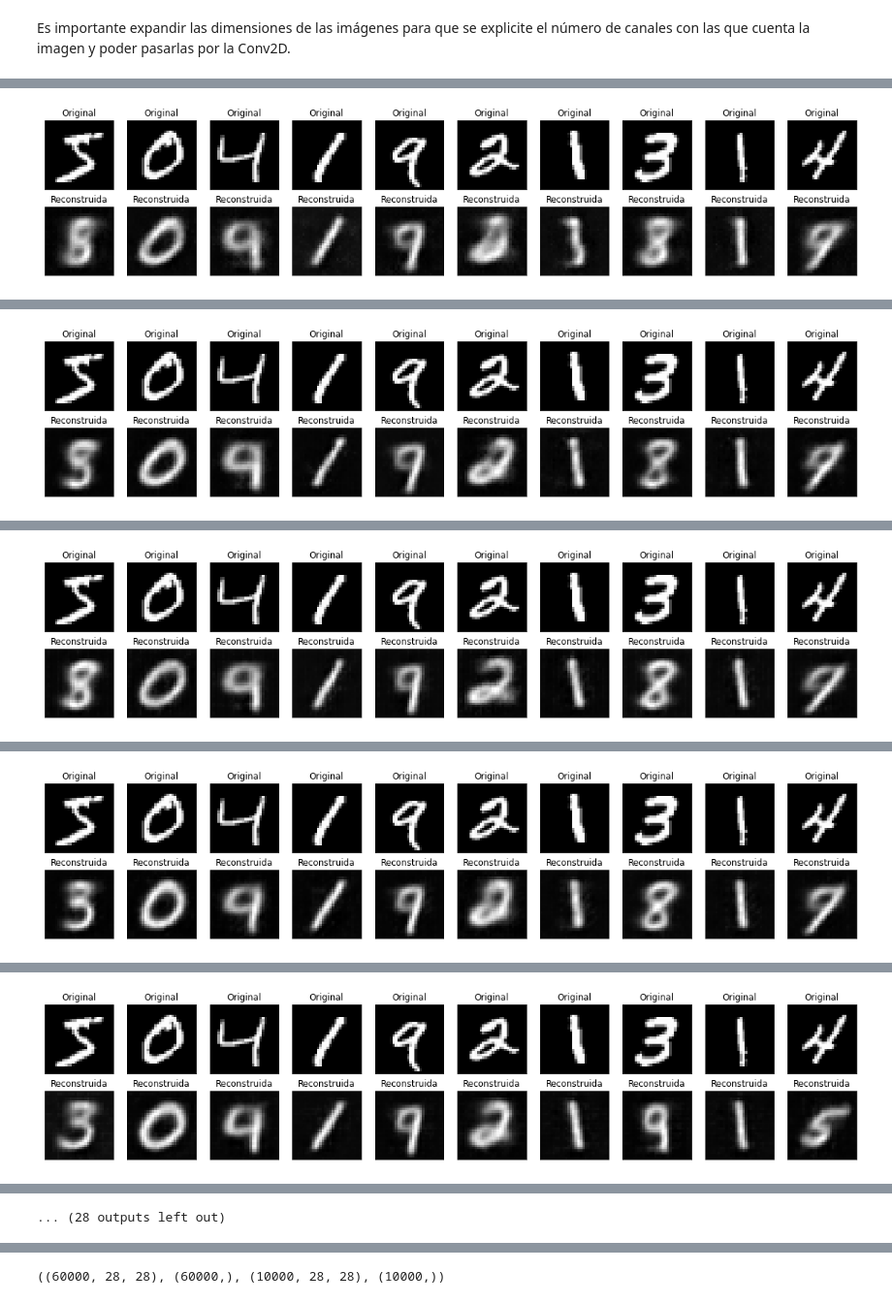
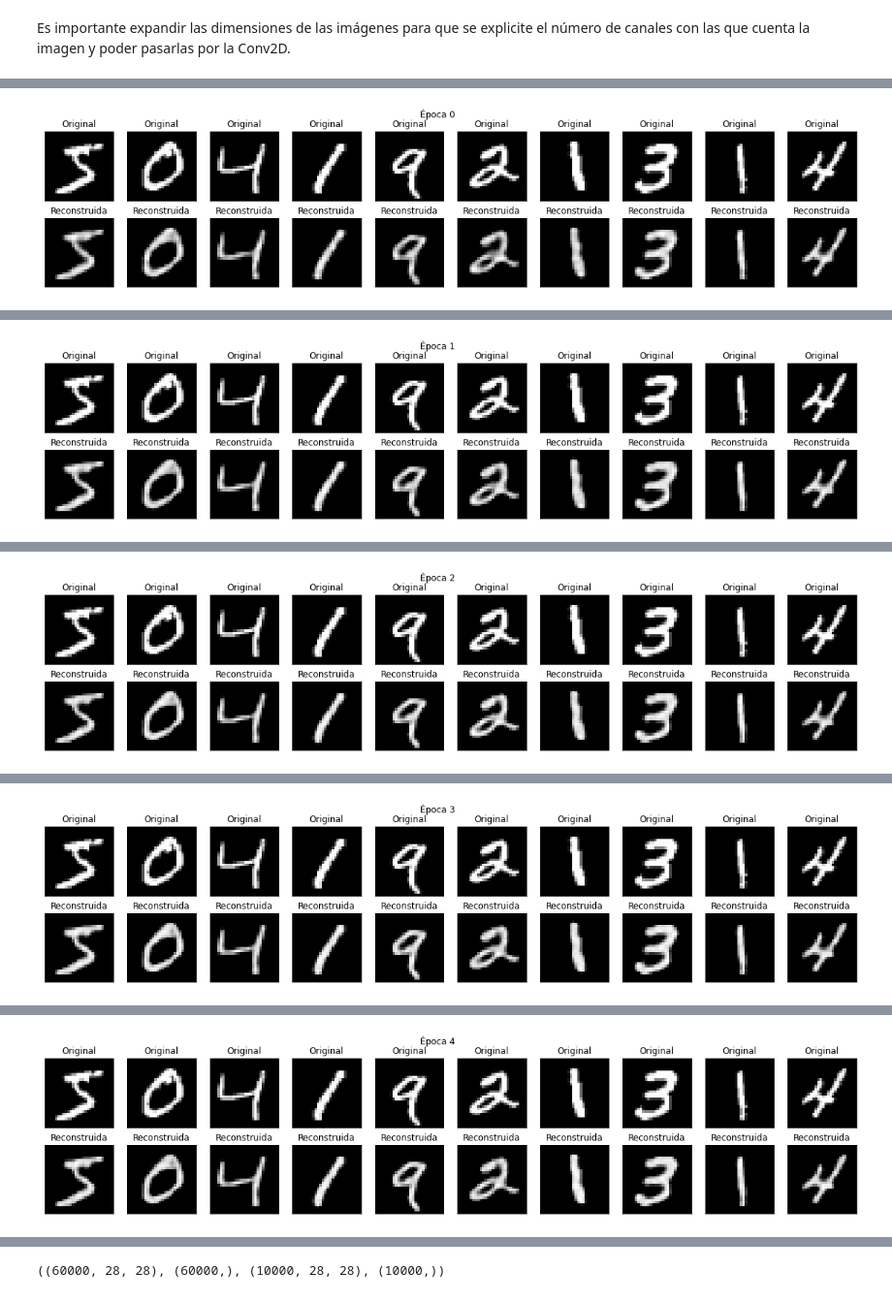
Before and after one commit to Rietta5/VAE-GAN, a Jupyter notebook: Notebooks/AutoEncoder_conv.ipynb, the cells around one changed output, grey strips where cells are left out. Shown: that part at 97% size. Drawn from its saved outputs; the diff is of its cells as text; code cells hidden in the pictures.

```diff
--- a/Notebooks/AutoEncoder_conv.ipynb
+++ b/Notebooks/AutoEncoder_conv.ipynb
@@ -116,7 +111,7 @@ def reconstruccion(n, data):
 # %%
 class CallBackReconstruccion(tf.keras.callbacks.Callback):
 
-    def __init__(self, n, data):
+    def __init__(self, n, data, latent_dim):
         """
         Parameters
         ----------
@@ -124,12 +119,20 @@ class CallBackReconstruccion(tf.keras.callbacks.Callback):
             Número de imágenes a reconstruir.
         data: list
             Listado original de imágenes.
+        latent_dim: int
+            Dimensión del espacio latente
         """
         self.n = n
         self.data = data
+        self.latent_dim = latent_dim
 
     def on_epoch_end(self, epoch, logs=None):
-        reconstruccion(self.n, self.data)
+        reconstruccion(self.model, self.n, self.data)
+        plt.suptitle(f"Época {epoch}")
+
+    def on_train_end(self, logs=None):
+        if self.latent_dim == 2:
+            espacio_latente(model=self.model, latent_dim=self.latent_dim)
 # %% [markdown]
 ## Datos MNIST
 
@@ -152,15 +155,16 @@ Es importante expandir las dimensiones de las imágenes para que se explicite el
 Xtrain = np.expand_dims(Xtrain,-1)
 Xtest = np.expand_dims(Xtest,-1)
 # %%
-ae_conv = AutoEncoder_conv(input_shape=Xtrain.shape[1], latent_dim=2)
+ae_conv = AutoEncoder_conv(input_shape=Xtrain.shape[1])
 # %%
 #Seleccionamos el optimizador y la función de pérdida
-ae_conv.compile(optimizer=tf.keras.optimizers.Adam(learning_rate=0.005), loss = "mean_squared_error")
+ae_conv.compile(optimizer=tf.keras.optimizers.Adam(learning_rate=0.002),
+                loss="mean_squared_error")
 # %%
 history = ae_conv.fit(Xtrain, Xtrain,
-                           epochs = 20,
-                           batch_size = 64,
-                           shuffle = True,
+                           epochs=5,
+                           batch_size=64,
+                           shuffle=True,
                            validation_data=(Xtest, Xtest),
-                           callbacks=[CallBackReconstruccion(n=10, data=Xtrain)])
+                           callbacks=[CallBackReconstruccion(n=10, latent_dim=None, data=Xtrain)])
 # %% [output]
@@ -169 +181 @@ Epoch 1/20
-[figure, old version]
+[figure, new version]
@@ -172 +182 @@ Epoch 2/20
-[figure, old version]
+[figure, new version]
@@ -175 +183 @@ Epoch 3/20
-[figure, old version]
+[figure, new version]
@@ -178 +184 @@ Epoch 4/20
-[figure, old version]
+[figure, new version]
@@ -181 +185 @@ Epoch 5/20
-[figure, old version]
+[figure, new version]
@@ -185 +185,0 @@ Epoch 6/20
-... (28 outputs left out)
```
Also changed, not shown: parts of 41 cells of this notebook.
